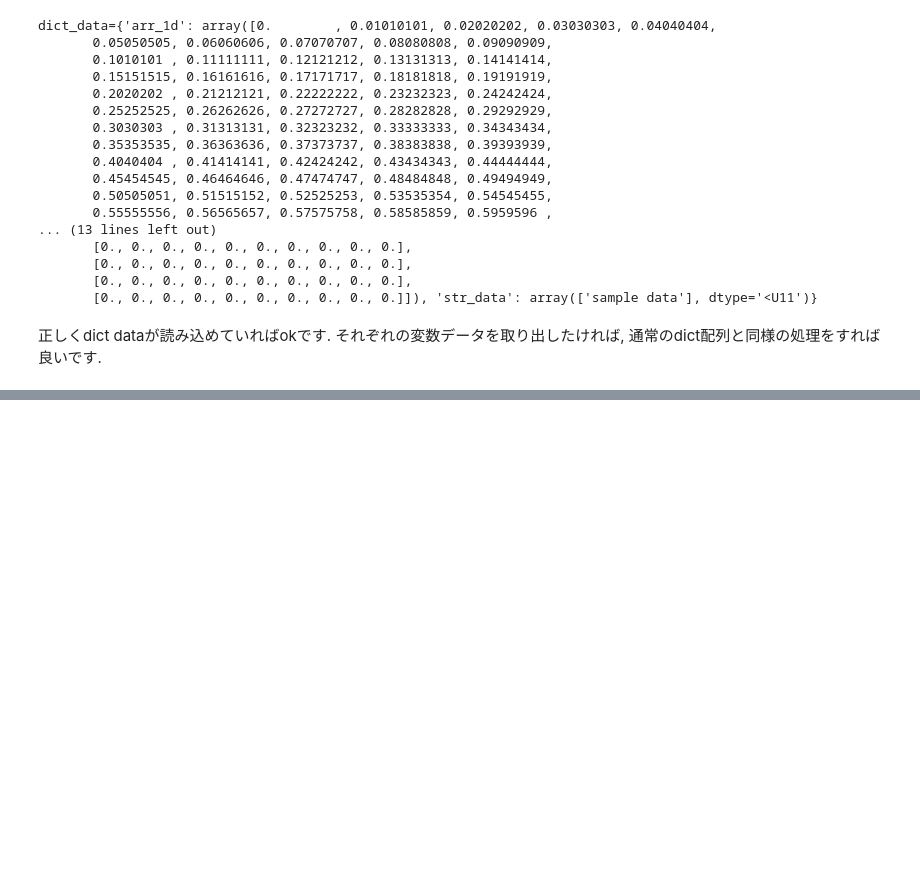
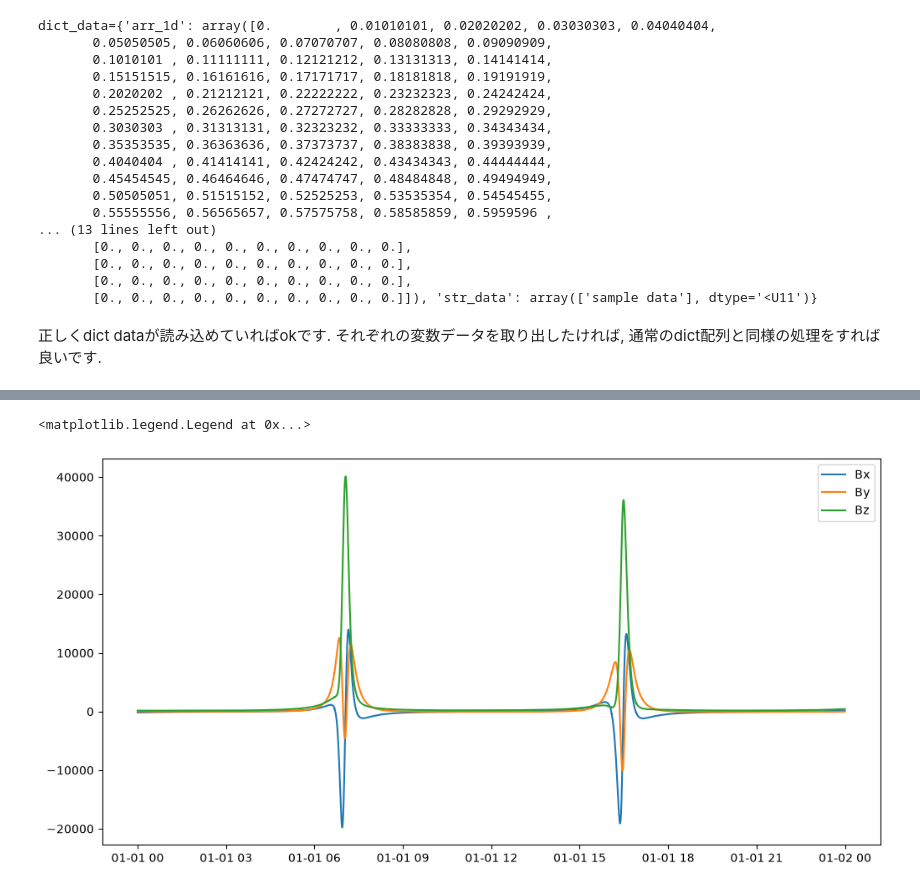
Before and after one commit to k11kik/Common_public, a Jupyter notebook: testrun_common_cdf.ipynb, the cells around one changed output, grey strips where cells are left out. Cells and saved outputs as stored; diff of their text form; code cells hidden in the pictures; blank space fills up the shorter version.

```diff
--- a/testrun_common_cdf.ipynb
+++ b/testrun_common_cdf.ipynb
@@ -172,0 +235,11 @@ str_data=array(['sample data'], dtype='<U11')
+# %%
+# invalid data 除去
+mag_8sec_dsi = np.where(mag_8sec_dsi == -1e31, np.nan, mag_8sec_dsi)
+
+# plot
+fig, axes = plt.subplots(figsize=(12, 6))
+axes.plot(epoch_8sec, mag_8sec_dsi, label=['Bx', 'By', 'Bz'])
+axes.legend()
+# %% [output]
+<matplotlib.legend.Legend at 0x...>
+[figure, added]
```
Also changed, not shown: parts of 10 cells of this notebook.
